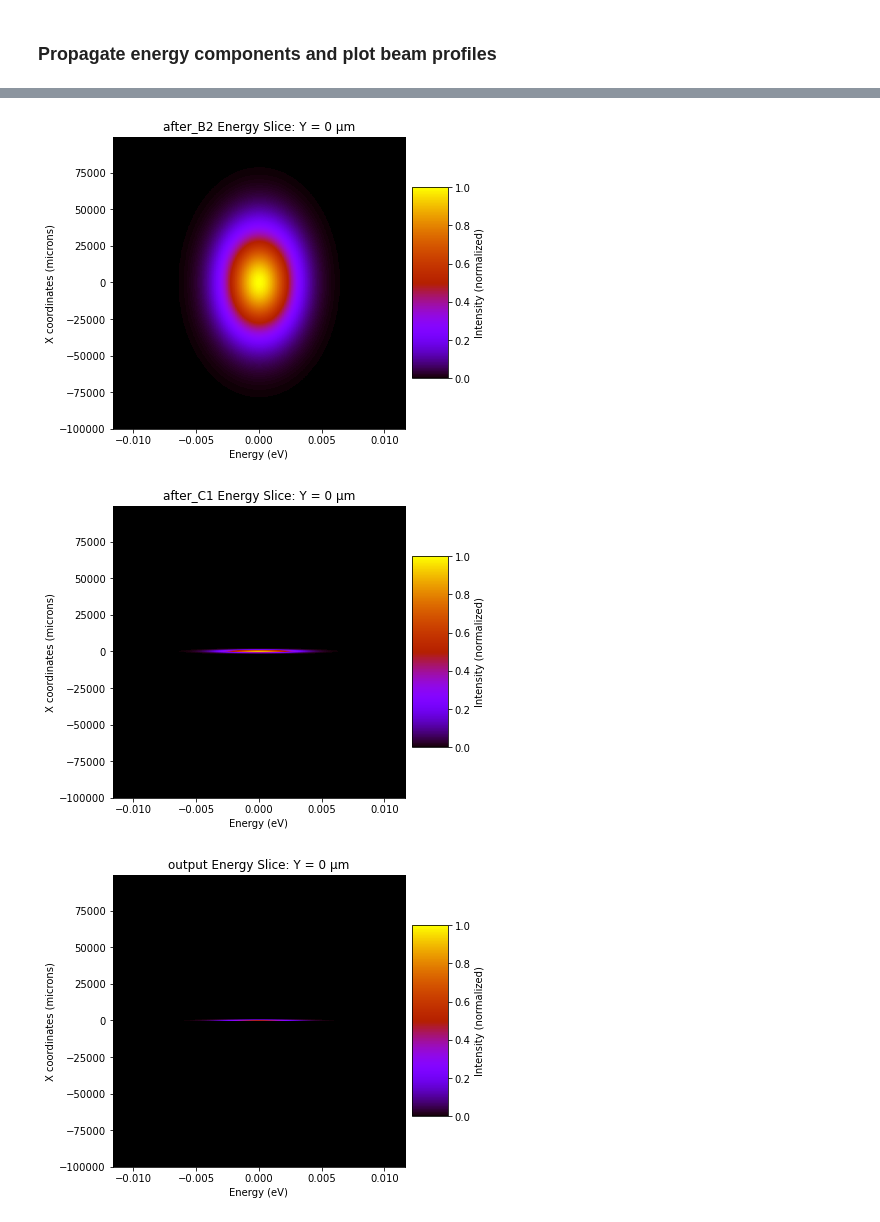
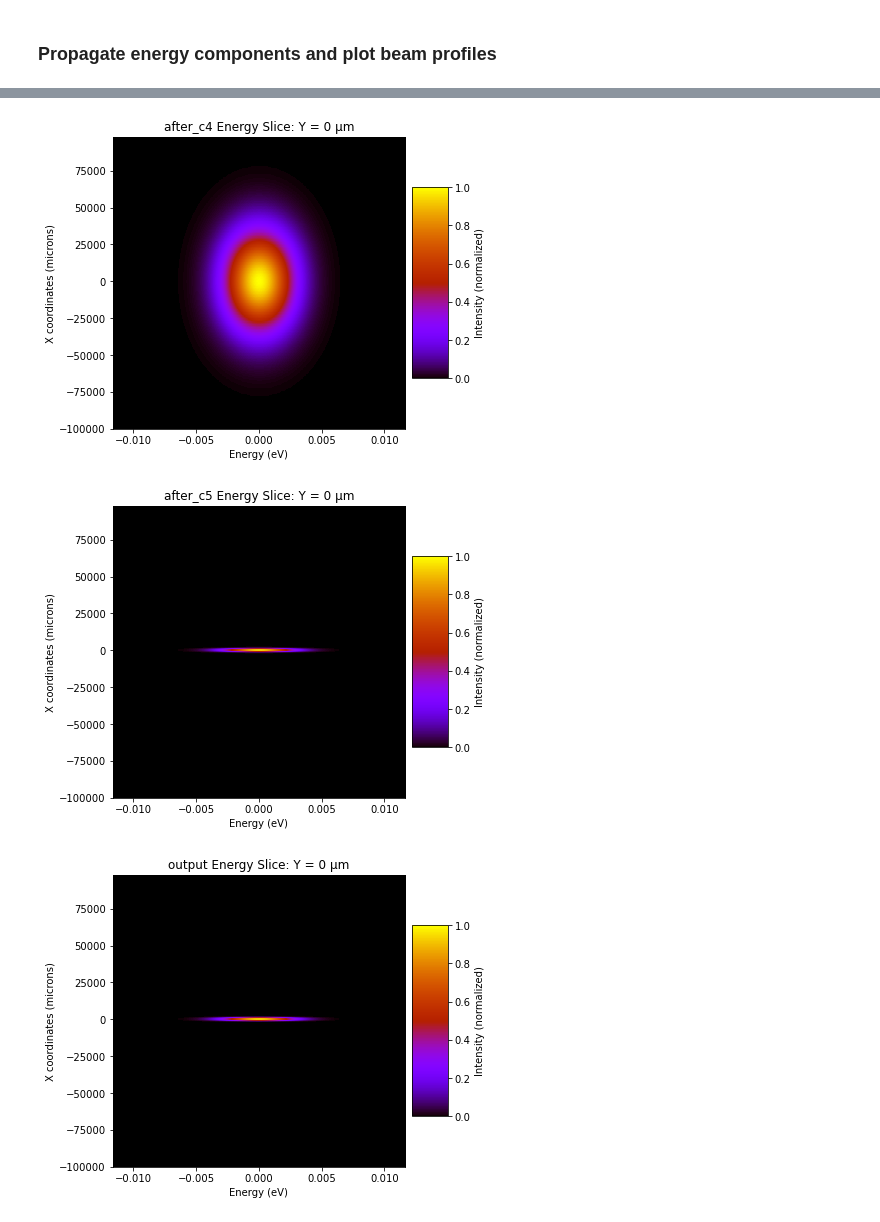
Before and after one commit to nanw0321/Hasan-Mono-Analysis, a Jupyter notebook: Code_6_bounce/Beam_profile_monitor_17795eV.ipynb, the cells around one changed output, grey strips where cells are left out. Cells and saved outputs as stored; diff of their text form; code cells hidden in the pictures.

```diff
--- a/Code_6_bounce/Beam_profile_monitor_17795eV.ipynb
+++ b/Code_6_bounce/Beam_profile_monitor_17795eV.ipynb
@@ -126,18 +126,19 @@ devices = define_devices()
 mono_beamline = beamline.Beamline(devices)
 # propagate
 beam_params['photonEnergy'] = E0
-pulse = beam.Pulse(beam_params=beam_params, tau=400, time_window=30000)
-pulse.propagate(beamline=mono_beamline, screen_names=['im0', 'after_A1', 'after_A2', 'after_B1', 'after_B2', 'after_C1','output'])
+pulse = beam.Pulse(beam_params=beam_params, tau=400, time_window=1000000)
+pulse.propagate(beamline=mono_beamline, screen_names=[
+    'im0', 'after_c1', 'after_c2', 'after_c3', 'after_c4', 'after_c5','output'])
 #pulse.propagate(beamline=mono_beamline, screen_names=['im0', 'output'])
 tfin = time.time()
 # %%
 ''' energy slices '''
 pulse.imshow_energy_slice('im0')
-pulse.imshow_energy_slice('after_A1')
-pulse.imshow_energy_slice('after_A2')
-pulse.imshow_energy_slice('after_B1')
-pulse.imshow_energy_slice('after_B2')
-pulse.imshow_energy_slice('after_C1')
+pulse.imshow_energy_slice('after_c1')
+pulse.imshow_energy_slice('after_c2')
+pulse.imshow_energy_slice('after_c3')
+pulse.imshow_energy_slice('after_c4')
+pulse.imshow_energy_slice('after_c5')
 pulse.imshow_energy_slice('output')
 # %% [output]
 [figure]
@@ -145,8 +146,8 @@ pulse.imshow_energy_slice('output')
 [figure]
 [figure]
 [figure]
-[figure, old version]
+[figure, new version]
-[figure, old version]
+[figure, new version]
 # %%
 ''' spatial projection (x,y)'''
 pulse.imshow_projection('im0')
```
Also changed, not shown: parts of 4 cells of this notebook, 1 other file.
